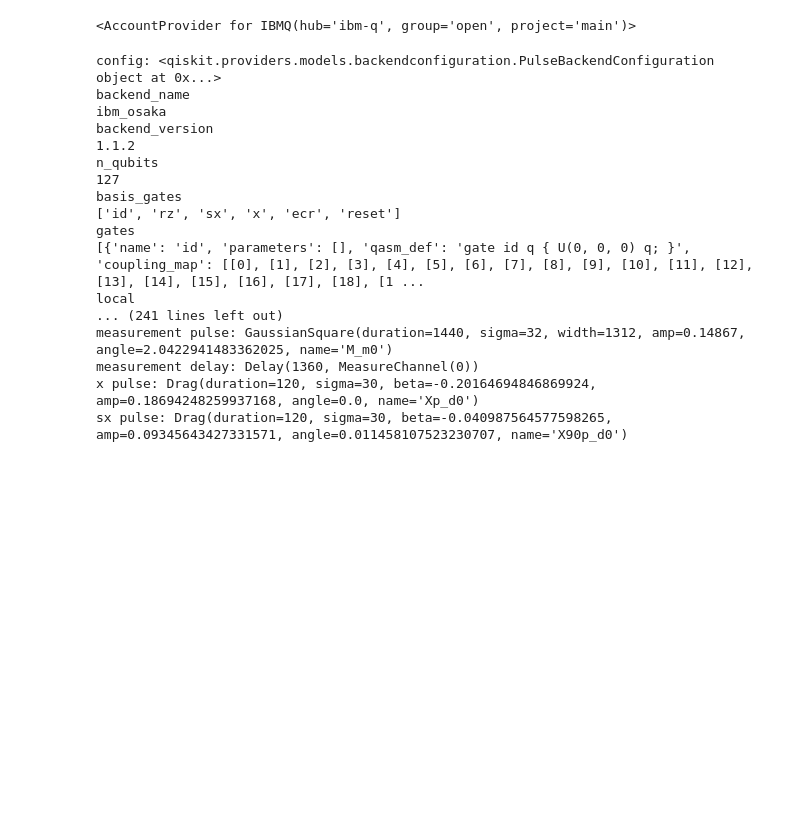
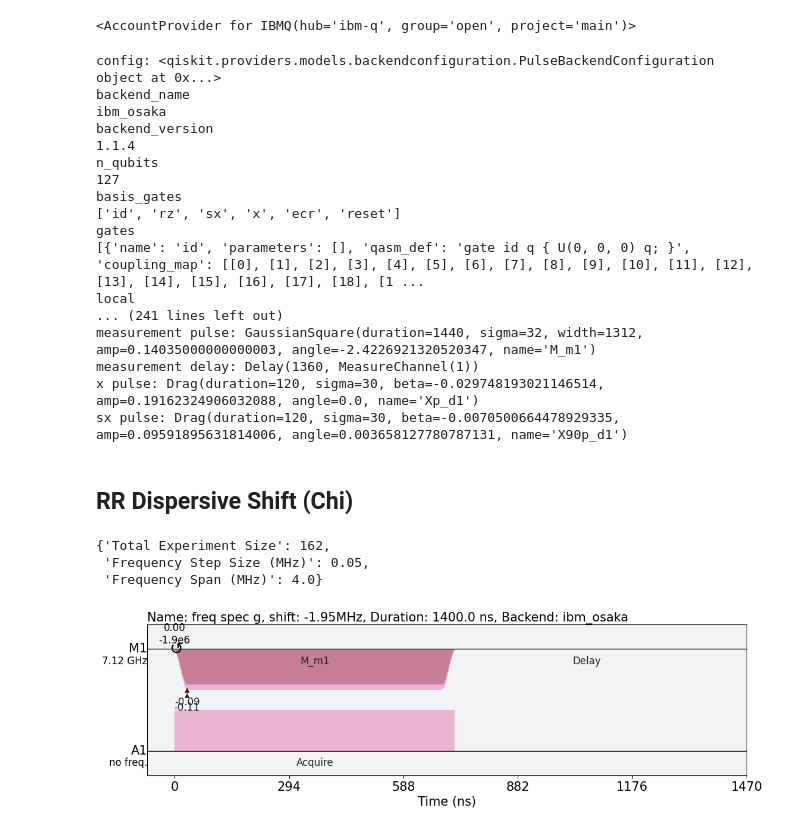
Before and after one commit to AnikenC/ReadoutWithRL, a Jupyter notebook: readoutWithRL/Experiments/chi_exp_osaka.ipynb, the cells around one changed output. Saved outputs shown, nothing was run; the diff lists cells and outputs as text; code cells hidden in the pictures; blank space fills up the shorter version.

Commit message:
running charecterisation exps on kyoto, osaka, and sherbrooke

```diff
--- a/readoutWithRL/Experiments/chi_exp_osaka.ipynb
+++ b/readoutWithRL/Experiments/chi_exp_osaka.ipynb
@@ -58,7 +58,7 @@ meas_freq_1 = backend_defaults.meas_freq_est[qubit_1]
 # scale factor to remove factors of 10 from the data
 scale_factor = 1e-7
 
-qubit = qubit_0
+qubit = 1
 
 instruction_schedule_map = backend.defaults().instruction_schedule_map
 measure_instructions = np.array(instruction_schedule_map.get("measure", qubits=[qubit]).instructions)
@@ -102,7 +102,7 @@ config: <qiskit.providers.models.backendconfiguration.PulseBackendConfiguration
 backend_name
 ibm_osaka
 backend_version
-1.1.2
+1.1.4
 n_qubits
 127
 basis_gates
@@ -111,7 +111,38 @@ gates
 [{'name': 'id', 'parameters': [], 'qasm_def': 'gate id q { U(0, 0, 0) q; }', 'coupling_map': [[0], [1], [2], [3], [4], [5], [6], [7], [8], [9], [10], [11], [12], [13], [14], [15], [16], [17], [18], [1 ...
 local
 ... (241 lines left out)
-measurement pulse: GaussianSquare(duration=1440, sigma=32, width=1312, amp=0.14867, angle=2.0422941483362025, name='M_m0')
-measurement delay: Delay(1360, MeasureChannel(0))
-x pulse: Drag(duration=120, sigma=30, beta=-0.20164694846869924, amp=0.18694248259937168, angle=0.0, name='Xp_d0')
-sx pulse: Drag(duration=120, sigma=30, beta=-0.040987564577598265, amp=0.09345643427331571, angle=0.011458107523230707, name='X90p_d0')
+measurement pulse: GaussianSquare(duration=1440, sigma=32, width=1312, amp=0.14035000000000003, angle=-2.4226921320520347, name='M_m1')
+measurement delay: Delay(1360, MeasureChannel(1))
+x pulse: Drag(duration=120, sigma=30, beta=-0.029748193021146514, amp=0.19162324906032088, angle=0.0, name='Xp_d1')
+sx pulse: Drag(duration=120, sigma=30, beta=-0.0070500664478929335, amp=0.09591895631814006, angle=0.003658127780787131, name='X90p_d1')
+# %% [markdown]
+## RR Dispersive Shift (Chi)
+# %%
+from exp_classes.device_charecterisation import RRFreqSpec
+
+chi_exp = RRFreqSpec(
+    qubit=qubit,
+    backend=backend,
+    freq_span=4.0 * MHz,
+    num_experiments=81,
+    fit_func_name='gaussian',
+    chi_est=1. * MHz
+)
+# %%
+chi_jobs, chi_info = chi_exp.get_jobs()
+
+chi_info
+# %% [output]
+{'Total Experiment Size': 162,
+ 'Frequency Step Size (MHz)': 0.05,
+ 'Frequency Span (MHz)': 4.0}
+# %%
+chi_jobs[1].draw(
+    backend=backend,
+    style=stylesheet.IQXDebugging(),
+    show_framechange=True,
+    show_waveform_info=True,
+    show_barrier=True,
+)
+# %% [output]
+[figure, added]
```
Also changed, not shown: parts of 13 cells of this notebook, 4 other files.
